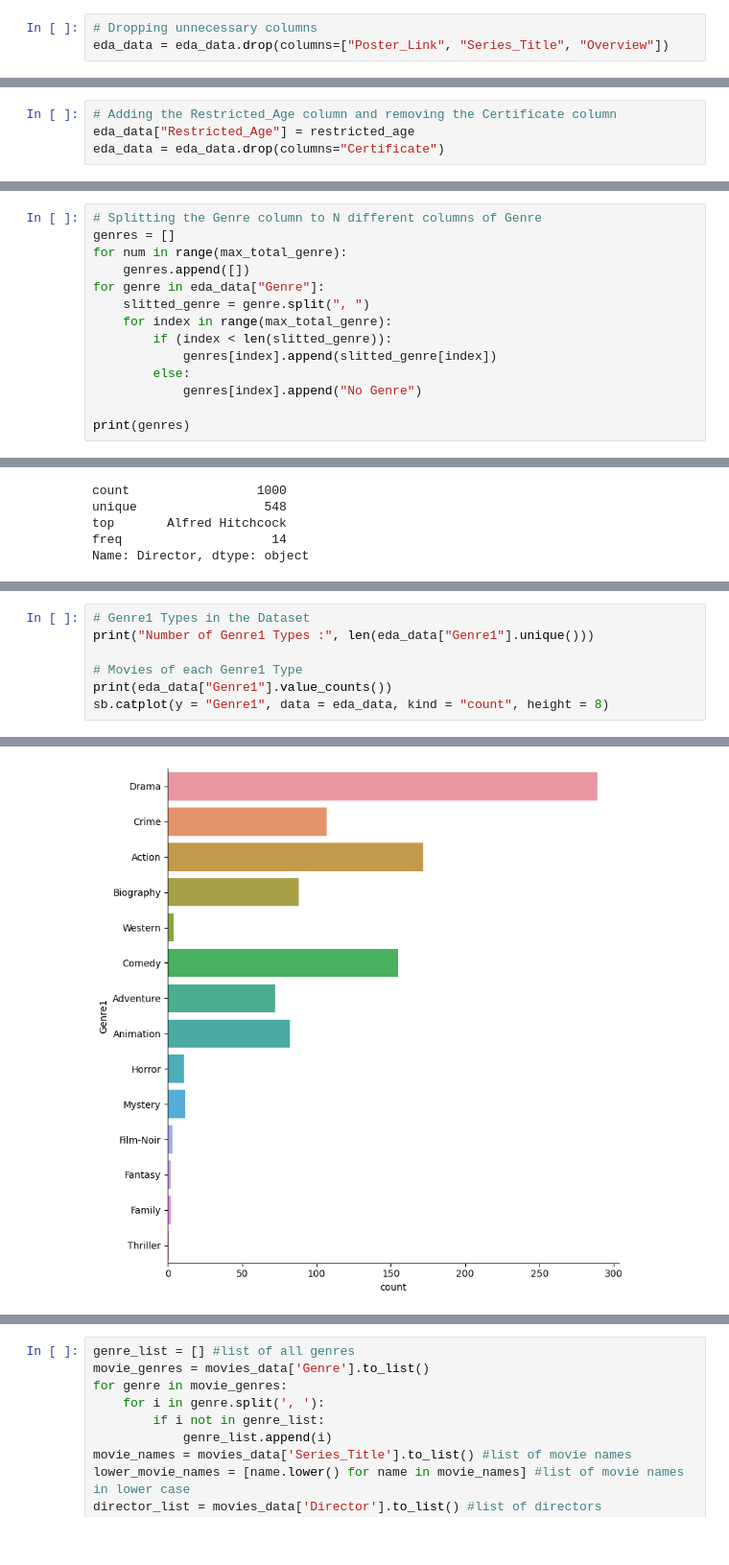
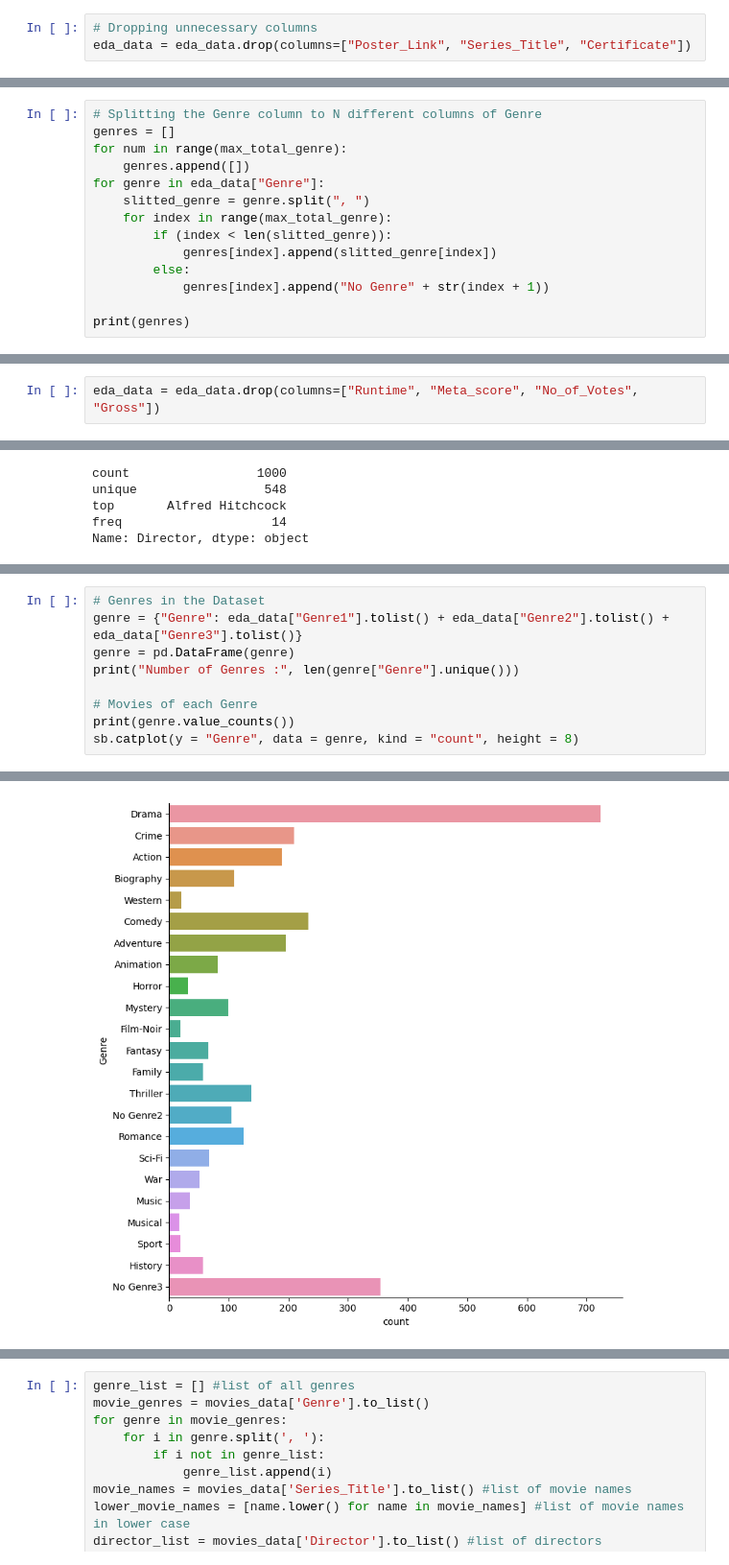
Before and after one commit to exkitty1/SC1015-Project, a Jupyter notebook: SC1015 project.ipynb, the cells around one changed output, grey strips where cells are left out. Shown at 96% size. Saved outputs shown, nothing was run; the diff lists cells and outputs as text.

```diff
--- a/SC1015 project.ipynb
+++ b/SC1015 project.ipynb
@@ -39,7 +39,7 @@ memory usage: 125.1+ KB
 eda_data = movies_data.drop_duplicates()
 # %%
 # Dropping unnecessary columns
-eda_data = eda_data.drop(columns=["Poster_Link", "Series_Title", "Overview"])
+eda_data = eda_data.drop(columns=["Poster_Link", "Series_Title", "Certificate"])
 # %%
 # Checking for all unique values in the Released_Year column
 eda_data["Released_Year"].unique()
@@ -87,7 +63,3 @@ print(restricted_age)
-# %%
-# Adding the Restricted_Age column and removing the Certificate column
-eda_data["Restricted_Age"] = restricted_age
-eda_data = eda_data.drop(columns="Certificate")
 # %%
 # Removing "min" from the Runtime column
 runtimes_without_min = []
@@ -132,7 +104,7 @@ for genre in eda_data["Genre"]:
         if (index < len(slitted_genre)):
             genres[index].append(slitted_genre[index])
         else:
-            genres[index].append("No Genre")
+            genres[index].append("No Genre" + str(index + 1))
 
 print(genres)
 # %% [output]
@@ -265,4 +237,6 @@ sb.heatmap(numeric_data.corr(), vmin = -1, vmax = 1, linewidths = 1,
 # %% [output]
 <Axes: >
 [figure]
+# %%
+eda_data = eda_data.drop(columns=["Runtime", "Meta_score", "No_of_Votes", "Gross"])
 # %%
@@ -295,8 +274,10 @@ eda_data[["Genre1", "Genre2", "Genre3"]].describe()
 # %%
-# Genre1 Types in the Dataset
-print("Number of Genre1 Types :", len(eda_data["Genre1"].unique()))
+# Genres in the Dataset
+genre = {"Genre": eda_data["Genre1"].tolist() + eda_data["Genre2"].tolist() + eda_data["Genre3"].tolist()}
+genre = pd.DataFrame(genre)
+print("Number of Genres :", len(genre["Genre"].unique()))
 
-# Movies of each Genre1 Type
-print(eda_data["Genre1"].value_counts())
-sb.catplot(y = "Genre1", data = eda_data, kind = "count", height = 8)
+# Movies of each Genre
+print(genre.value_counts())
+sb.catplot(y = "Genre", data = genre, kind = "count", height = 8)
 # %% [output]
@@ -319,2 +301,2 @@ Name: Genre1, dtype: int64
 <seaborn.axisgrid.FacetGrid at 0x...>
-[figure, old version]
+[figure, new version]
```
Also changed, not shown: parts of 12 cells of this notebook.
